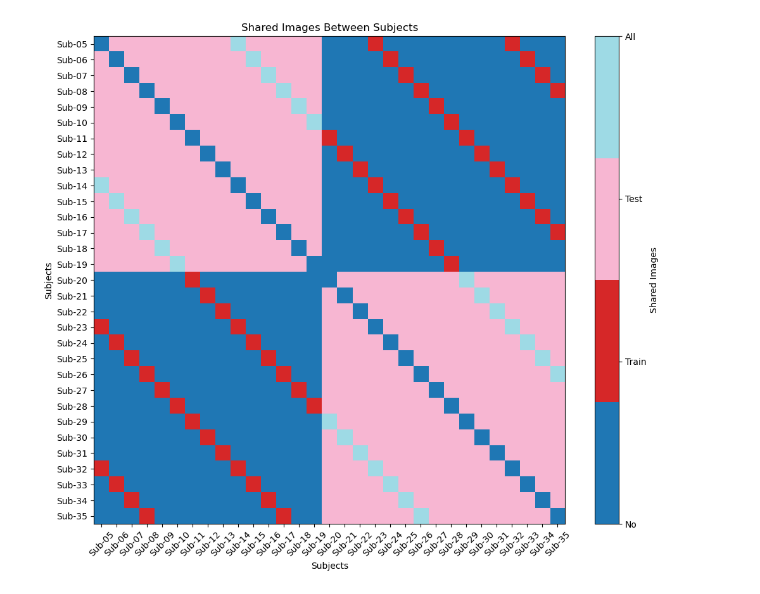
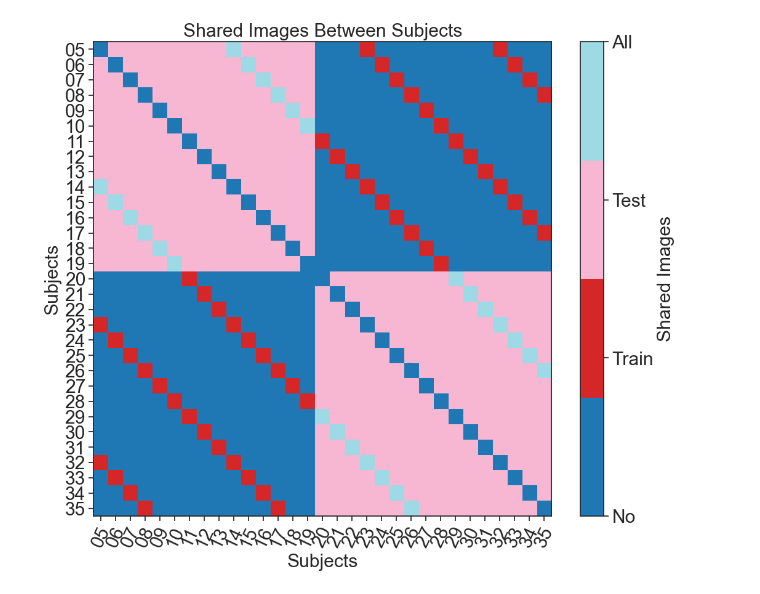
Before and after one commit to niklas-mueller/oads_eeg_spatial_sampling, a Jupyter notebook: figure_scripts/images_per_subject.ipynb, the cells around one changed output. Cells and saved outputs as stored; diff of their text form; code cells hidden in the pictures.

```diff
--- a/figure_scripts/images_per_subject.ipynb
+++ b/figure_scripts/images_per_subject.ipynb
@@ -2,8 +2,21 @@
 import sys
 sys.path.append('../analysis')
 from eeg_data import target_filenames
+import numpy as np
+from matplotlib import pyplot as plt
+import os
 
-from matplotlib import pyplot as plt
+import seaborn as sns
+
+sns.set(font_scale=1.5)
+sns.set_style('ticks')
+
+plt.rcParams.update({
+    'axes.titlesize': 'large',
+    'axes.labelsize': 'large',
+    'xtick.labelsize':'large',
+    'ytick.labelsize':'large'
+    })
 # %%
 eeg_dir = '/home/nmuller/projects/fmg_storage/osf_eeg_data/AutoReject'
 
@@ -46,21 +59,25 @@ for comp_sub in range(5, 36):
             same_images[sub - 5, comp_sub - 5] += 1
         if sorted(set(comb_test_ids)) == sorted(set(sub_test_ids)):
             same_images[sub - 5, comp_sub - 5] += 2
+# %%
+figure_dir = '/home/nmuller/projects/fmg_storage/tux20_oads_eeg_paper_figures'
 # %%
 fig, ax = plt.subplots(1, 1, figsize=(12, 10))
 cmap = plt.get_cmap('tab20', 4)
 im = ax.imshow(same_images, aspect='auto', cmap=cmap, interpolation='nearest')
-cax = plt.colorbar(im, ax=ax, label='Shared Images')
-cax.set_ticks([0, 1, 2, 3])
-cax.set_ticklabels(['No', 'Train', 'Test', 'All'])
-ax.set_xlabel('Subjects')
-ax.set_ylabel('Subjects')
+cax = plt.colorbar(im, ax=ax)
+cax.set_label('Shared Images') # , fontsize=20
+cax.set_ticks(ticks=[0, 1, 2, 3], labels=['No', 'Train', 'Test', 'All']) # , fontsize=18
+# cax.set_ticklabels(['No', 'Train', 'Test', 'All'])
+ax.set_xlabel('Subjects') # , fontsize=20
+ax.set_ylabel('Subjects') # , fontsize=20
 
-ax.set_xticks(range(len(sub_ids)), [f'Sub-{str(i + 5).zfill(2)}' for i in range(len(sub_ids))], rotation=45)
-ax.set_yticks(range(len(sub_ids)), [f'Sub-{str(i + 5).zfill(2)}' for i in range(len(sub_ids))])
-ax.set_title('Shared Images Between Subjects')
+ax.set_xticks(range(len(sub_ids)), [f'{str(i + 5).zfill(2)}' for i in range(len(sub_ids))], rotation=65) # , fontsize=18
+ax.set_yticks(range(len(sub_ids)), [f'{str(i + 5).zfill(2)}' for i in range(len(sub_ids))]) # , fontsize=18
+ax.set_title('Shared Images Between Subjects') # , fontsize=24
 
-plt.savefig('../figures/images_per_subject.pdf', bbox_inches='tight', dpi=300)
+# plt.savefig('../figures/images_per_subject.pdf', bbox_inches='tight', dpi=300)
+fig.savefig(os.path.join(figure_dir, 'SUPPL_Fig-6_shared_images_between_subjects.pdf'), dpi=300, bbox_inches='tight')
 plt.show()
 # %% [output]
-[figure, old version]
+[figure, new version]
```
Also changed, not shown: 34 other files.
